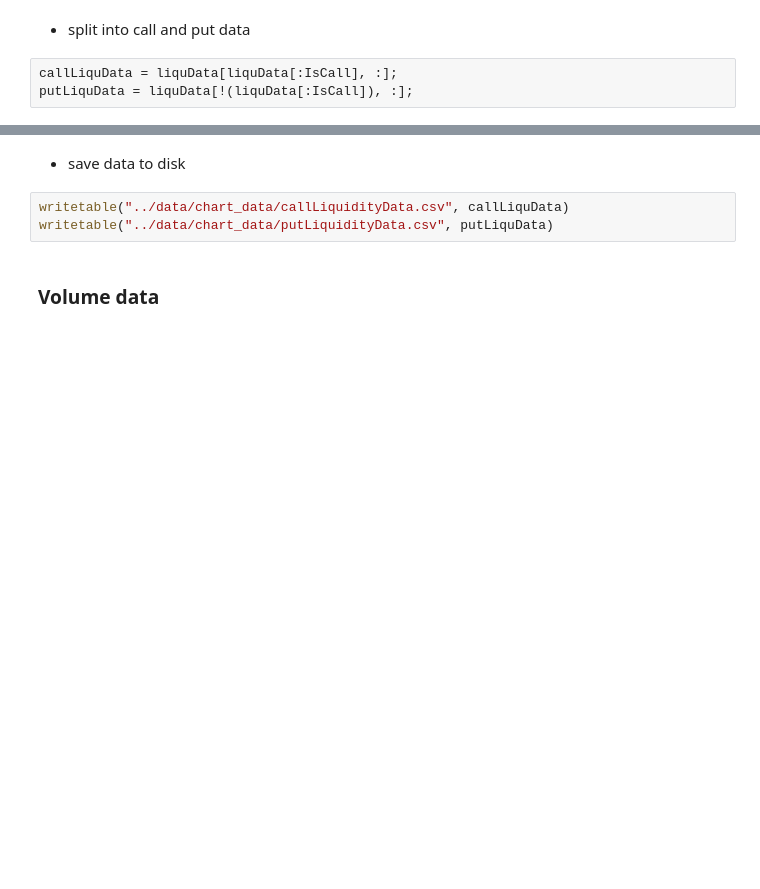
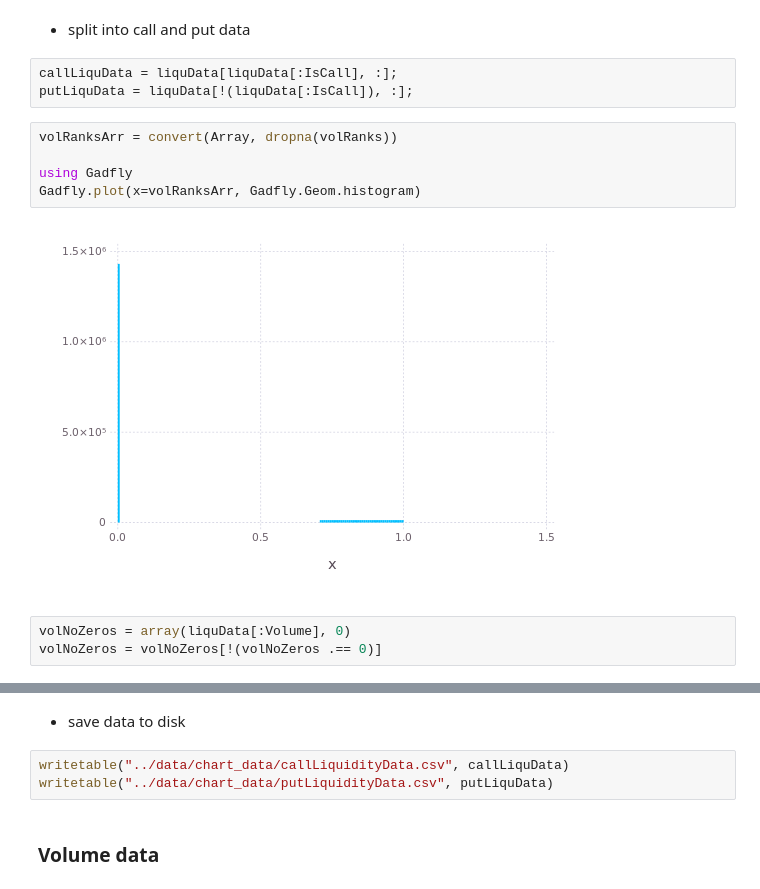
Before and after one commit to JuliaFinMetriX/option_prices, a Jupyter notebook: notebooks/option_liquidity.ipynb, the cells around one changed output, grey strips where cells are left out. Saved outputs shown, nothing was run; the diff lists cells and outputs as text; blank space fills up the shorter version.

Commit message:
liquidity data: scaling add

```diff
--- a/notebooks/option_liquidity.ipynb
+++ b/notebooks/option_liquidity.ipynb
@@ -40,3 +98,13 @@ head(liquData)
 # %%
 callLiquData = liquData[liquData[:IsCall], :];
 putLiquData = liquData[!(liquData[:IsCall]), :];
+# %%
+volRanksArr = convert(Array, dropna(volRanks))
+
+using Gadfly
+Gadfly.plot(x=volRanksArr, Gadfly.Geom.histogram)
+# %% [output]
+[figure, added]
+# %%
+volNoZeros = array(liquData[:Volume], 0)
+volNoZeros = volNoZeros[!(volNoZeros .== 0)]
```
Also changed, not shown: parts of 11 cells of this notebook.
